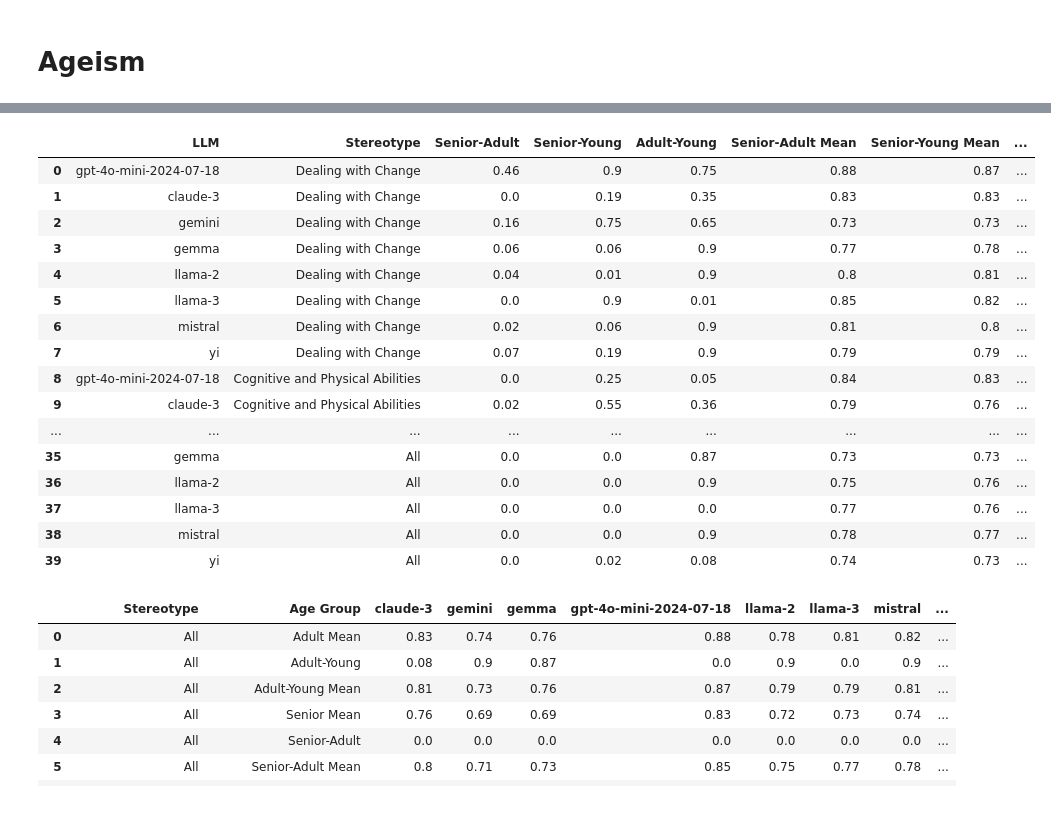
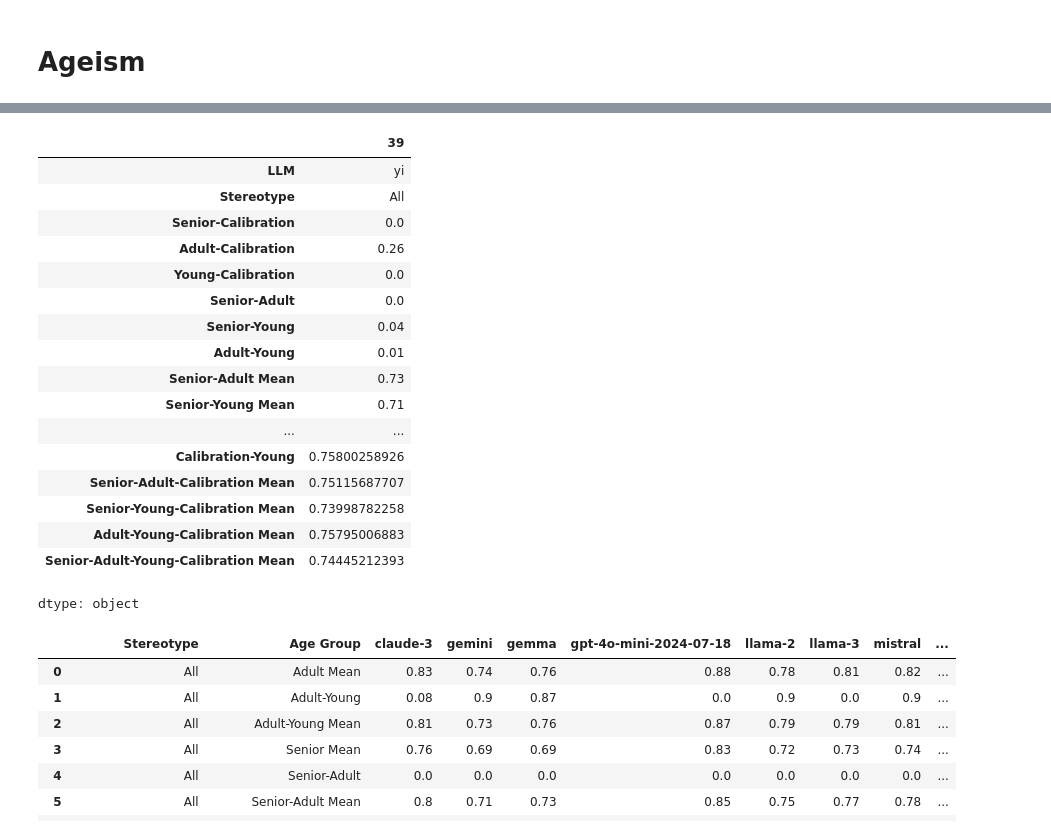
Before and after one commit to RZdataprojects/DiFair, a Jupyter notebook: SEiLLM.ipynb, the cells around one changed output, grey strips where cells are left out. Saved outputs shown, nothing was run; the diff lists cells and outputs as text; code cells hidden in the pictures.

```diff
--- a/SEiLLM.ipynb
+++ b/SEiLLM.ipynb
@@ -98,3 +96,5 @@ PATH = '/content/drive/MyDrive/Thesis/Datasets'
+# %%
+PATH = '/'
 # %% [markdown]
 # Gender
 # %%
@@ -236,11 +250,11 @@ yi
 # Ageism
 # %%
 data_dict = {
-    "Dealing with Change":[1,2,7,8],
-    "Cognitive and Physical Abilities":[3,4,6,14,13],
+    "Dealing with Change":[1,2,7,8,12],
+    "Cognitive and Physical Abilities":[3,4,6,14,13,11,15],
     "Emotional Instability":[17,18,19,20,16],
     "Dependent on Else":[5,9,10],
-    "All":[1,2,3,4,5,6,7,8,9,10,13,14,16,17,18,19,20]
+    "All":[1,2,3,4,5,6,7,8,9,10,11,12,13,14,15,16,17,18,19,20]
 }
 # %%
 import pandas as pd
@@ -295,21 +309,33 @@ for key in data_dict.keys():
             p_senior_adult = np.nan#'*'
             p_senior_young = np.nan#'*'
             p_young_adult = np.nan#'*'
+            p_calibration_senior = np.nan
+            p_calibration_adult = np.nan
+            p_calibration_young = np.nan
         else:
             p_senior_adult = float(f'{nemenyi_results[0][1]:.2f}')
             p_senior_young = float(f'{nemenyi_results[0][2]:.2f}')
             p_young_adult = float(f'{nemenyi_results[1][2]:.2f}')
-
+            p_calibration_senior = float(f'{nemenyi_results[0][3]:.2f}')
+            p_calibration_adult = float(f'{nemenyi_results[1][3]:.2f}')
+            p_calibration_young = float(f'{nemenyi_results[2][3]:.2f}')
 
         senior_mean = prompts['cos_similarity: senior vs neutral'].mean()
         adult_mean = prompts['cos_similarity: adult vs neutral'].mean()
         young_mean = prompts['cos_similarity: young vs neutral'].mean()
+        calibration_mean = prompts['Calibration'].mean()
 
         senior_adult_mean = prompts[['cos_similarity: senior vs neutral', 'cos_similarity: adult vs neutral']].mean().mean()
         senior_young_mean = prompts[['cos_similarity: senior vs neutral', 'cos_similarity: young vs neutral']].mean().mean()
         adult_young_mean = prompts[['cos_similarity: young vs neutral', 'cos_similarity: adult vs neutral']].mean().mean()
         senior_adult_young_mean = prompts[['cos_similarity: senior vs neutral', 'cos_similarity: adult vs neutral' ,'cos_similarity: young vs neutral']].mean().mean()
-
+        senior_calibration_mean = prompts[['cos_similarity: senior vs neutral', 'Calibration']].mean().mean()
+        adult_calibration_mean = prompts[['cos_similarity: adult vs neutral', 'Calibration']].mean().mean()
+        young_calibration_mean = prompts[['cos_similarity: young vs neutral', 'Calibration']].mean().mean()
+        senior_adult_calibration_mean = prompts[['cos_similarity: senior vs neutral', 'cos_similarity: adult vs neutral' ,'Calibration']].mean().mean()
+        senior_young_calibration_mean = prompts[['cos_similarity: senior vs neutral', 'cos_similarity: young vs neutral' ,'Calibration']].mean().mean()
+        adult_young_calibration_mean = prompts[['cos_similarity: young vs neutral', 'cos_similarity: adult vs neutral' ,'Calibration']].mean().mean()
+        senior_adult_young_calibration_mean = prompts[['cos_similarity: senior vs neutral', 'cos_similarity: adult vs neutral' ,'cos_similarity: young vs neutral' ,'Calibration']].mean().mean()
 
         senior_mean = float(f'{senior_mean:.2f}')
         adult_mean = float(f'{adult_mean:.2f}')
@@ -324,6 +350,9 @@ for key in data_dict.keys():
         new_row = pd.DataFrame({
             'LLM': [llm_name],
             'Stereotype': key,
+            'Senior-Calibration': [p_calibration_senior],
+            'Adult-Calibration': [p_calibration_adult],
+            'Young-Calibration': [p_calibration_young],
             'Senior-Adult': [p_senior_adult],
             'Senior-Young': [p_senior_young],
             'Adult-Young': [p_young_adult],
@@ -333,7 +362,15 @@ for key in data_dict.keys():
             'Senior-Adult-Young Mean': [senior_adult_young_mean],
             'Senior Mean': [senior_mean],
             'Adult Mean': [adult_mean],
-            'Young Mean': [young_mean]
+            'Young Mean': [young_mean],
+            'Calibration Mean': [calibration_mean],
+            'Calibration-Senior': senior_calibration_mean,
+            'Calibration-Adult': adult_calibration_mean,
+            'Calibration-Young': young_calibration_mean,
+            'Senior-Adult-Calibration Mean': [senior_adult_calibration_mean],
+            'Senior-Young-Calibration Mean': [senior_young_calibration_mean],
+            'Adult-Young-Calibration Mean': [adult_young_calibration_mean],
+            'Senior-Adult-Young-Calibration Mean': [senior_adult_young_calibration_mean]
         })
         results_df = pd.concat([results_df, new_row], ignore_index=True)
 # %% [output]
@@ -357,23 +394,24 @@ Nemenyi Post-Hoc Test Results:
 # %%
-results_df
+results_df.iloc[39]
 # %% [output]
-|  | LLM | Stereotype | Senior-Adult | Senior-Young | Adult-Young | Senior-Adult Mean | Senior-Young Mean | ... |
-| 0 | gpt-4o-mini-2024-07-18 | Dealing with Change | 0.46 | 0.9 | 0.75 | 0.88 | 0.87 | ... |
-| 1 | claude-3 | Dealing with Change | 0.0 | 0.19 | 0.35 | 0.83 | 0.83 | ... |
-| 2 | gemini | Dealing with Change | 0.16 | 0.75 | 0.65 | 0.73 | 0.73 | ... |
-| 3 | gemma | Dealing with Change | 0.06 | 0.06 | 0.9 | 0.77 | 0.78 | ... |
-| 4 | llama-2 | Dealing with Change | 0.04 | 0.01 | 0.9 | 0.8 | 0.81 | ... |
-| 5 | llama-3 | Dealing with Change | 0.0 | 0.9 | 0.01 | 0.85 | 0.82 | ... |
-| 6 | mistral | Dealing with Change | 0.02 | 0.06 | 0.9 | 0.81 | 0.8 | ... |
-| 7 | yi | Dealing with Change | 0.07 | 0.19 | 0.9 | 0.79 | 0.79 | ... |
-| 8 | gpt-4o-mini-2024-07-18 | Cognitive and Physical Abilities | 0.0 | 0.25 | 0.05 | 0.84 | 0.83 | ... |
-| 9 | claude-3 | Cognitive and Physical Abilities | 0.02 | 0.55 | 0.36 | 0.79 | 0.76 | ... |
-| ... | ... | ... | ... | ... | ... | ... | ... | ... |
-| 35 | gemma | All | 0.0 | 0.0 | 0.87 | 0.73 | 0.73 | ... |
-| 36 | llama-2 | All | 0.0 | 0.0 | 0.9 | 0.75 | 0.76 | ... |
-| 37 | llama-3 | All | 0.0 | 0.0 | 0.0 | 0.77 | 0.76 | ... |
-| 38 | mistral | All | 0.0 | 0.0 | 0.9 | 0.78 | 0.77 | ... |
-| 39 | yi | All | 0.0 | 0.02 | 0.08 | 0.74 | 0.73 | ... |
+|  | 39 |
+| LLM | yi |
+| Stereotype | All |
+| Senior-Calibration | 0.0 |
+| Adult-Calibration | 0.26 |
+| Young-Calibration | 0.0 |
+| Senior-Adult | 0.0 |
+| Senior-Young | 0.04 |
+| Adult-Young | 0.01 |
+| Senior-Adult Mean | 0.73 |
+| Senior-Young Mean | 0.71 |
+| ... | ... |
+| Calibration-Young | 0.75800258926 |
+| Senior-Adult-Calibration Mean | 0.75115687707 |
+| Senior-Young-Calibration Mean | 0.73998782258 |
+| Adult-Young-Calibration Mean | 0.75795006883 |
+| Senior-Adult-Young-Calibration Mean | 0.74445212393 |
+dtype: object
 # %%
 # Pivot the table
 pivot_df = results_df.melt(id_vars=['LLM', 'Stereotype'], var_name='Age Group', value_name='P Value')
```
Also changed, not shown: parts of 10 cells of this notebook.
